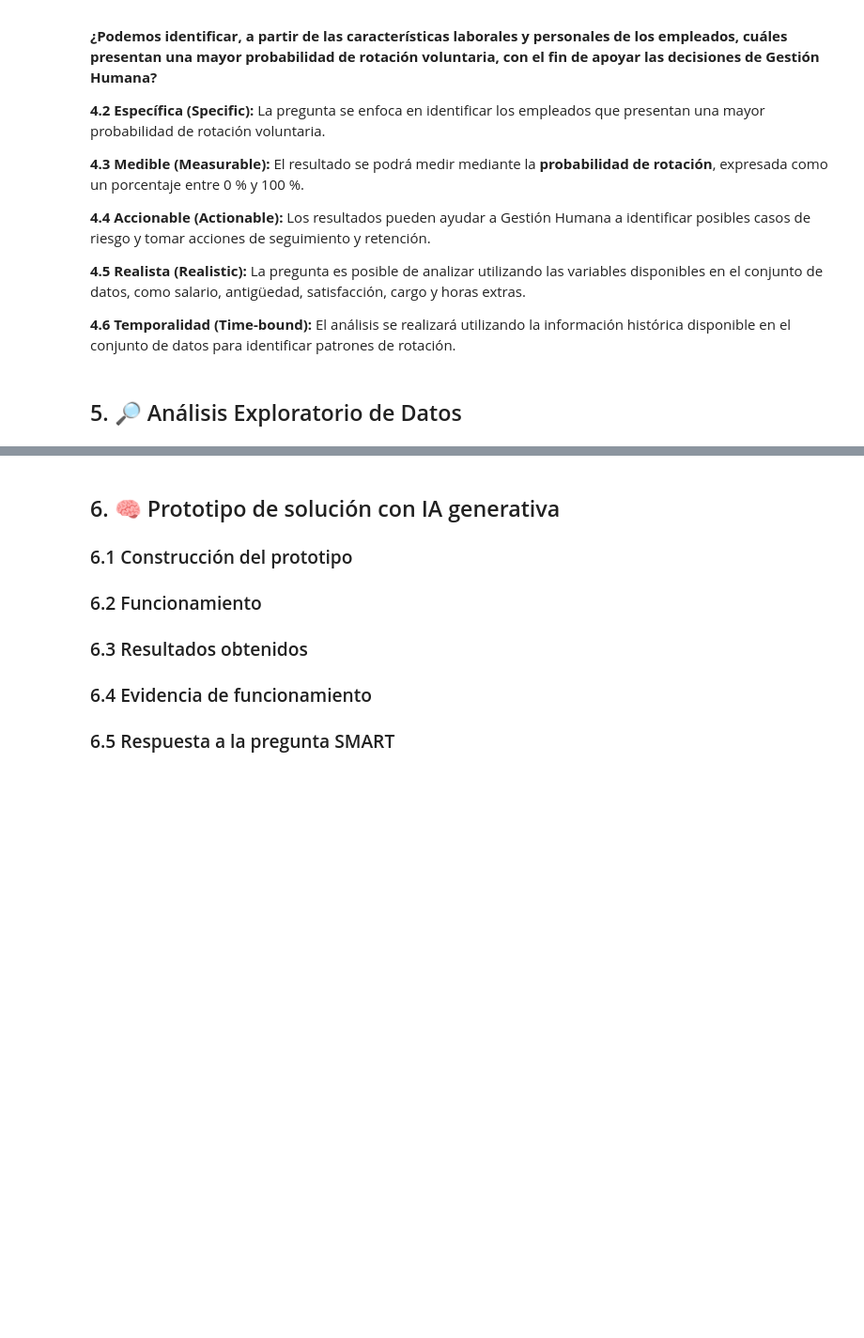
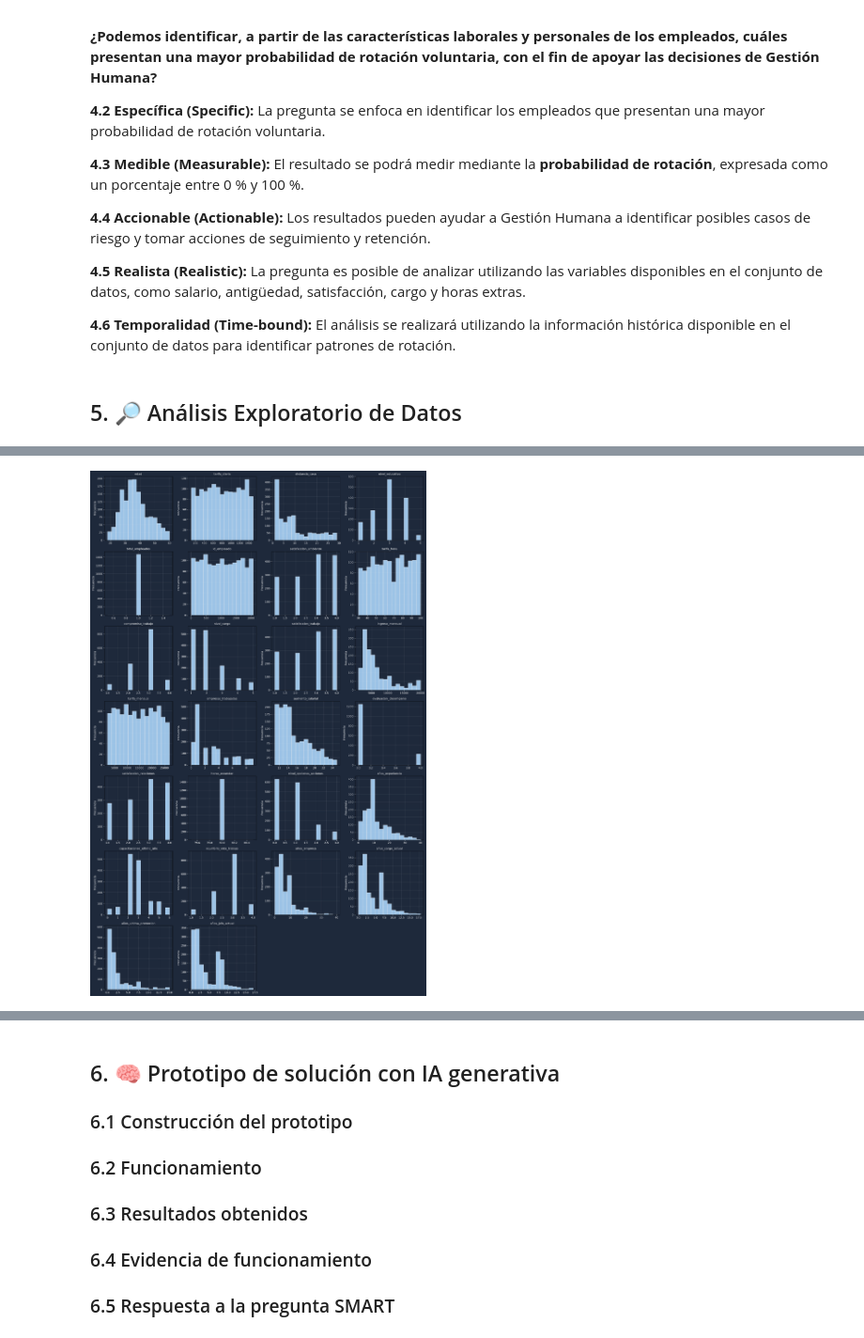
Before and after one commit to afobando94/MAESTRIA_MCD, a Jupyter notebook: notebooks/Rotacion.ipynb, the cells around one changed output, grey strips where cells are left out. Shown at 94% size. Drawn from its saved outputs; the diff is of its cells as text; code cells hidden in the pictures; blank space fills up the shorter version.

```diff
--- a/notebooks/Rotacion.ipynb
+++ b/notebooks/Rotacion.ipynb
@@ -112,0 +131,2 @@ df.head()
+# %%
+df = pd.read_csv("../data/HR-Employee-Attrition.csv")
@@ -118,0 +274,5 @@ df.head()
+# %%
+# Seleccionar las variables numéricas
+variables_numericas = df.select_dtypes(include="number")
+
+variables_numericas.columns
@@ -118,0 +311,73 @@ df.head()
+# %%
+# Visualización de histogramas para las variables numéricas
+
+import matplotlib.pyplot as plt
+import math
+
+# Cantidad de variables
+cantidad_variables = len(variables_numericas.columns)
+
+# Cantidad de columnas por fila
+columnas = 4
+
+# Calcular automáticamente la cantidad de filas
+filas = math.ceil(cantidad_variables / columnas)
+
+# Crear la figura
+fig, axes = plt.subplots(
+    filas,
+    columnas,
+    figsize=(18, filas * 4)
+)
+
+# Convertir los ejes en una lista
+axes = axes.flatten()
+
+# Fondo de la figura
+fig.patch.set_facecolor("#1E293B")
+
+# Crear histogramas
+for i, variable in enumerate(variables_numericas.columns):
+
+    axes[i].hist(
+        df[variable],
+        bins=15,
+        color="#9CC3E6",
+        edgecolor="#E2E8F0"
+    )
+
+    # Fondo del gráfico
+    axes[i].set_facecolor("#1E293B")
+
+    # Título
+    axes[i].set_title(
+        variable,
+        color="white",
+        fontsize=11
+    )
+
+    # Ejes
+    axes[i].set_xlabel("", color="white")
+    axes[i].set_ylabel("Frecuencia", color="white")
+
+    # Valores de los ejes
+    axes[i].tick_params(
+        colors="white"
+    )
+
+    # Cuadrícula
+    axes[i].grid(
+        alpha=0.15,
+        color="white"
+    )
+# Ocultar espacios que no se utilicen
+for j in range(cantidad_variables, len(axes)):
+    axes[j].set_visible(False)
+
+# Ajustar espacios
+plt.tight_layout()
+
+# Mostrar gráficos
+plt.show()
+# %% [output]
+[figure, added]
```
Also changed, not shown: parts of 33 cells of this notebook, 3 other files.
